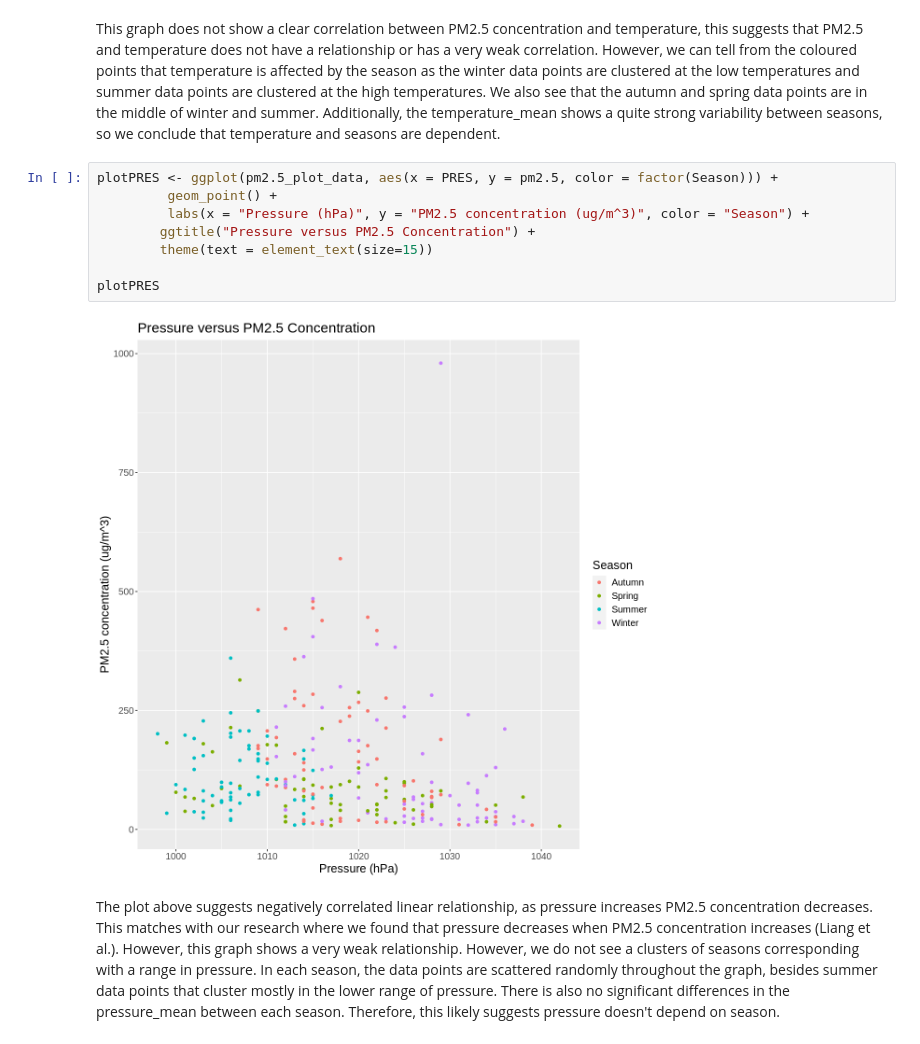
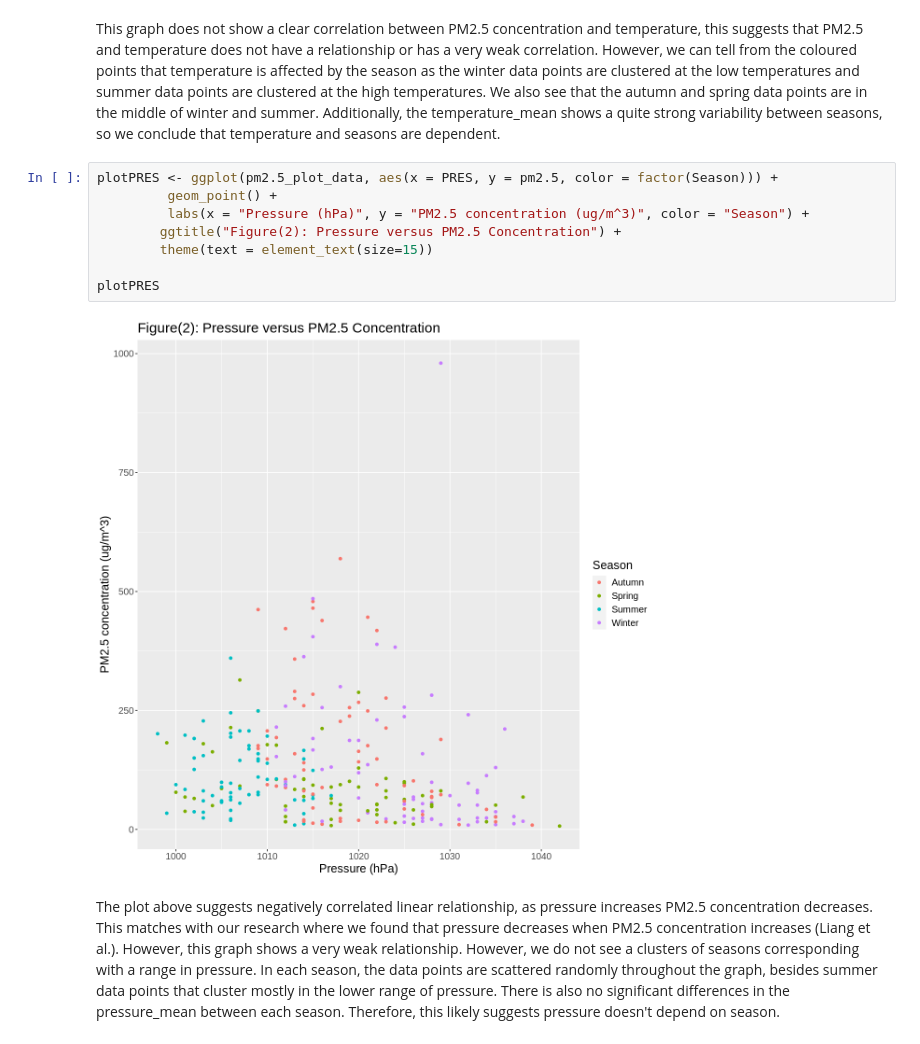
Before and after one commit to gbrwg/DSCI100-Group-Project, a Jupyter notebook: group_project_report.ipynb, the cells around one changed output. Cells and saved outputs as stored; diff of their text form.

```diff
--- a/group_project_report.ipynb
+++ b/group_project_report.ipynb
@@ -126,13 +130,13 @@ This graph does not show a clear correlation between PM2.5 concentration and tem
 # %%
 plotPRES <- ggplot(pm2.5_plot_data, aes(x = PRES, y = pm2.5, color = factor(Season))) +
          geom_point() +
          labs(x = "Pressure (hPa)", y = "PM2.5 concentration (ug/m^3)", color = "Season") +
-        ggtitle("Pressure versus PM2.5 Concentration") +
+        ggtitle("Figure(2): Pressure versus PM2.5 Concentration") +
         theme(text = element_text(size=15))
 
 plotPRES
 # %% [output]
-[figure, old version]
+[figure, new version]
 # %% [markdown]
 The plot above suggests negatively correlated linear relationship, as pressure increases PM2.5 concentration decreases. This matches with our research where we found that pressure decreases when PM2.5 concentration increases (Liang et al.).  However, this graph shows a very weak relationship. However, we do not see a clusters of seasons corresponding with a range in pressure. In each season, the data points are scattered randomly throughout the graph, besides summer data points that cluster mostly in the lower range of pressure. There is also no significant differences in the pressure_mean between each season. Therefore, this likely suggests pressure doesn't depend on season.
 # %%
```
Also changed, not shown: parts of 11 cells of this notebook.
